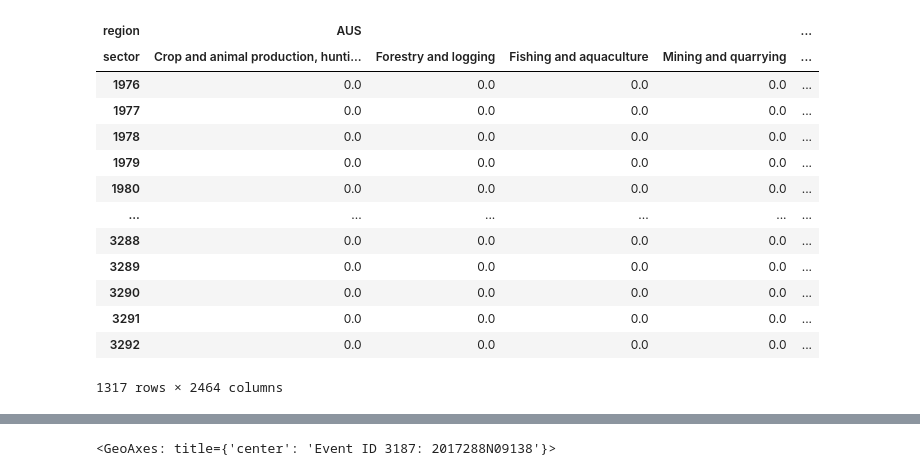
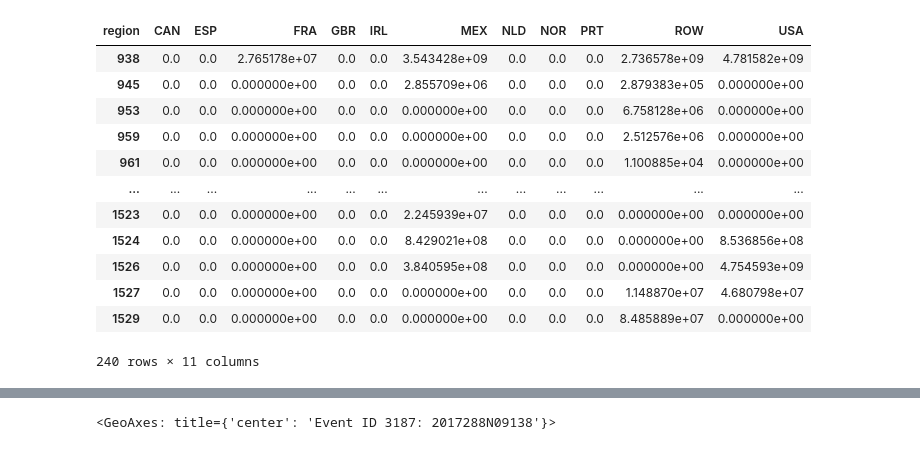
Before and after one commit to zeliest/compound_events_supply_chain, a Jupyter notebook: compute_sector_impacts.ipynb, the cells around one changed output, grey strips where cells are left out. Saved outputs shown, nothing was run; the diff lists cells and outputs as text; code cells hidden in the pictures.

```diff
--- a/compute_sector_impacts.ipynb
+++ b/compute_sector_impacts.ipynb
@@ -33,4 +98,6 @@ direct_impact = imp_calc.impact()
 # %%
-supchain = SupplyChain.from_mriot(mriot_type='WIOD16', mriot_year=2011)
+supchain_na = SupplyChain.from_mriot(mriot_type='WIOD16', mriot_year=2011)
+supchain_wp = SupplyChain.from_mriot(mriot_type='WIOD16', mriot_year=2011)
+
 impacted_secs = supchain.mriot.get_sectors().tolist()
 # %%
@@ -40,21 +117,29 @@ supchain.calc_direct_production_impacts()
 # %%
-supchain.dir_prod_impt_mat
+dir_prod_impt_mat_wp = supchain_na.dir_prod_impt_mat
+dir_prod_impt_mat_na = supchain_wp.dir_prod_impt_mat
-# %% [output]
-| region | AUS |  |  |  | ... |
-| sector | Crop and animal production, hunti... | Forestry and logging | Fishing and aquaculture | Mining and quarrying | ... |
-| 1976 | 0.0 | 0.0 | 0.0 | 0.0 | ... |
-| 1977 | 0.0 | 0.0 | 0.0 | 0.0 | ... |
-| 1978 | 0.0 | 0.0 | 0.0 | 0.0 | ... |
-| 1979 | 0.0 | 0.0 | 0.0 | 0.0 | ... |
-| 1980 | 0.0 | 0.0 | 0.0 | 0.0 | ... |
-| ... | ... | ... | ... | ... | ... |
-| 3288 | 0.0 | 0.0 | 0.0 | 0.0 | ... |
-| 3289 | 0.0 | 0.0 | 0.0 | 0.0 | ... |
-| 3290 | 0.0 | 0.0 | 0.0 | 0.0 | ... |
-| 3291 | 0.0 | 0.0 | 0.0 | 0.0 | ... |
-| 3292 | 0.0 | 0.0 | 0.0 | 0.0 | ... |
-1317 rows × 2464 columns
 # %%
-supchain_impacted = supchain.dir_prod_impt_mat.loc[:, (supchain.dir_prod_impt_mat > 0).any()]
+supchain_impacted_wp = supchain_wp.dir_prod_impt_mat.loc[:, (supchain_wp.dir_prod_impt_mat > 0).any()]
+supchain_impacted_wp = supchain_impacted_wp.loc[(supchain_impacted_wp > 0).any(axis=1), :]
 
-supchain_impacted = supchain_impacted.loc[(supchain_impacted > 0).any(axis=1), :]
+supchain_impacted_na = supchain_na.dir_prod_impt_mat.loc[:, (supchain_na.dir_prod_impt_mat > 0).any()]
+supchain_impacted_na = supchain_impacted_na.loc[(supchain_impacted_na > 0).any(axis=1), :]
+# %%
+impacts_by_region_wp = supchain_impacted_wp.groupby('region', axis=1).sum()
+
+impacts_by_region_na = supchain_impacted_na.groupby('region', axis=1).sum()
+# %%
+impacts_by_region_na
+# %% [output]
+| region | CAN | ESP | FRA | GBR | IRL | MEX | NLD | NOR | PRT | ROW | USA |
+| 938 | 0.0 | 0.0 | 2.765178e+07 | 0.0 | 0.0 | 3.543428e+09 | 0.0 | 0.0 | 0.0 | 2.736578e+09 | 4.781582e+09 |
+| 945 | 0.0 | 0.0 | 0.000000e+00 | 0.0 | 0.0 | 2.855709e+06 | 0.0 | 0.0 | 0.0 | 2.879383e+05 | 0.000000e+00 |
+| 953 | 0.0 | 0.0 | 0.000000e+00 | 0.0 | 0.0 | 0.000000e+00 | 0.0 | 0.0 | 0.0 | 6.758128e+06 | 0.000000e+00 |
+| 959 | 0.0 | 0.0 | 0.000000e+00 | 0.0 | 0.0 | 0.000000e+00 | 0.0 | 0.0 | 0.0 | 2.512576e+06 | 0.000000e+00 |
+| 961 | 0.0 | 0.0 | 0.000000e+00 | 0.0 | 0.0 | 0.000000e+00 | 0.0 | 0.0 | 0.0 | 1.100885e+04 | 0.000000e+00 |
+| ... | ... | ... | ... | ... | ... | ... | ... | ... | ... | ... | ... |
+| 1523 | 0.0 | 0.0 | 0.000000e+00 | 0.0 | 0.0 | 2.245939e+07 | 0.0 | 0.0 | 0.0 | 0.000000e+00 | 0.000000e+00 |
+| 1524 | 0.0 | 0.0 | 0.000000e+00 | 0.0 | 0.0 | 8.429021e+08 | 0.0 | 0.0 | 0.0 | 0.000000e+00 | 8.536856e+08 |
+| 1526 | 0.0 | 0.0 | 0.000000e+00 | 0.0 | 0.0 | 3.840595e+08 | 0.0 | 0.0 | 0.0 | 0.000000e+00 | 4.754593e+09 |
+| 1527 | 0.0 | 0.0 | 0.000000e+00 | 0.0 | 0.0 | 0.000000e+00 | 0.0 | 0.0 | 0.0 | 1.148870e+07 | 4.680798e+07 |
+| 1529 | 0.0 | 0.0 | 0.000000e+00 | 0.0 | 0.0 | 0.000000e+00 | 0.0 | 0.0 | 0.0 | 8.485889e+07 | 0.000000e+00 |
+240 rows × 11 columns
```
Also changed, not shown: parts of 39 cells of this notebook.
